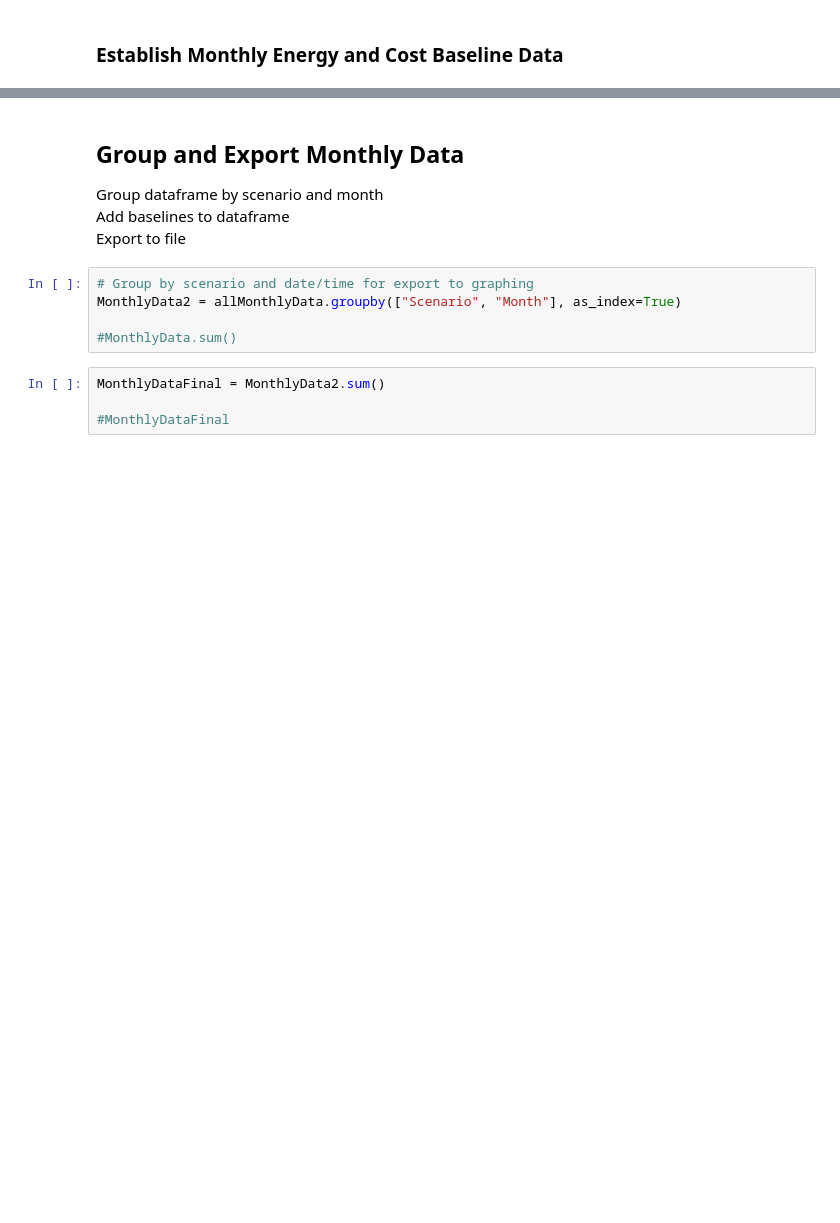
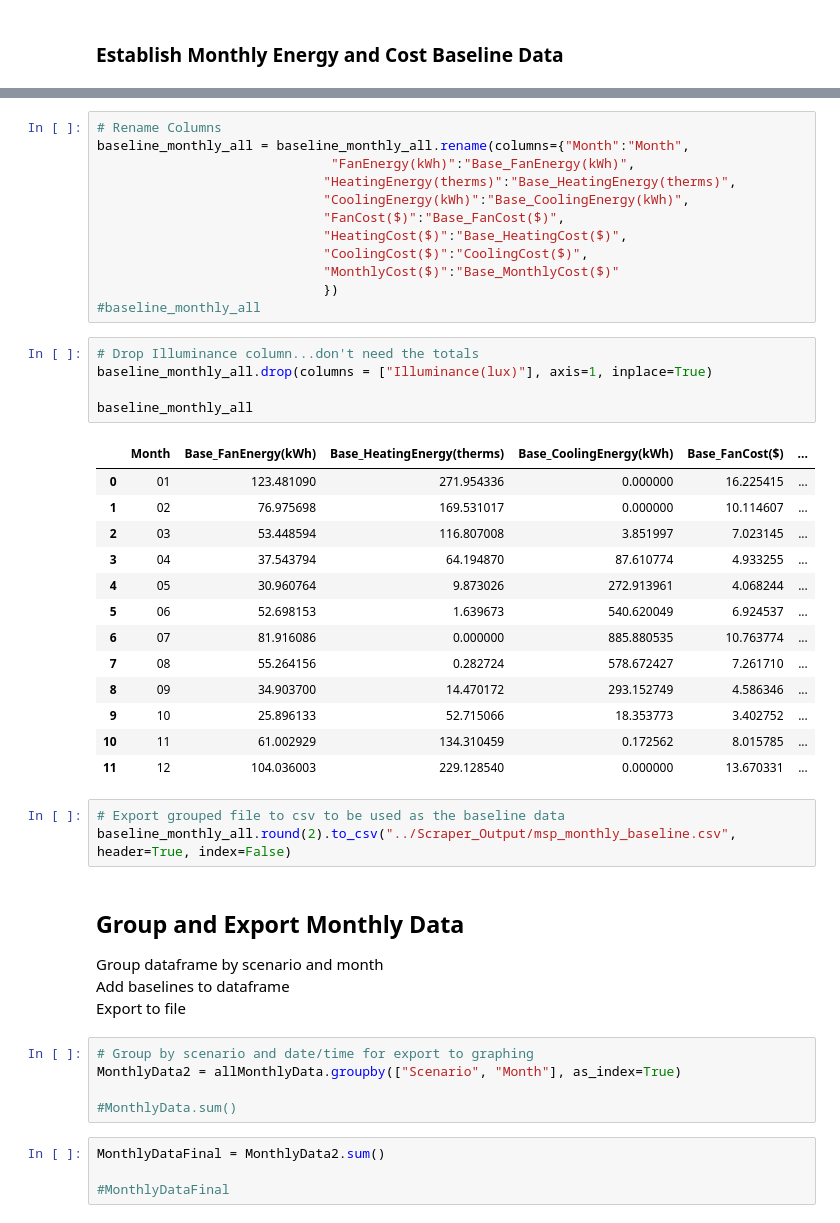
Before and after one commit to klharp/EPlus-Dashboard-ODL, a Jupyter notebook: MSP_Scraper.ipynb, the cells around one changed output, grey strips where cells are left out. Cells and saved outputs as stored; diff of their text form; blank space fills up the shorter version.

```diff
--- a/MSP_Scraper.ipynb
+++ b/MSP_Scraper.ipynb
@@ -468,3 +363,37 @@ monthlyCost
+# %%
+# Rename Columns
+baseline_monthly_all = baseline_monthly_all.rename(columns={"Month":"Month",
+                              "FanEnergy(kWh)":"Base_FanEnergy(kWh)",
+                             "HeatingEnergy(therms)":"Base_HeatingEnergy(therms)",
+                             "CoolingEnergy(kWh)":"Base_CoolingEnergy(kWh)",
+                             "FanCost($)":"Base_FanCost($)",
+                             "HeatingCost($)":"Base_HeatingCost($)",
+                             "CoolingCost($)":"CoolingCost($)",
+                             "MonthlyCost($)":"Base_MonthlyCost($)"
+                             })
+#baseline_monthly_all
+# %%
+# Drop Illuminance column...don't need the totals
+baseline_monthly_all.drop(columns = ["Illuminance(lux)"], axis=1, inplace=True)
+
+baseline_monthly_all
+# %% [output]
+|  | Month | Base_FanEnergy(kWh) | Base_HeatingEnergy(therms) | Base_CoolingEnergy(kWh) | Base_FanCost($) | ... |
+| 0 | 01 | 123.481090 | 271.954336 | 0.000000 | 16.225415 | ... |
+| 1 | 02 | 76.975698 | 169.531017 | 0.000000 | 10.114607 | ... |
+| 2 | 03 | 53.448594 | 116.807008 | 3.851997 | 7.023145 | ... |
+| 3 | 04 | 37.543794 | 64.194870 | 87.610774 | 4.933255 | ... |
+| 4 | 05 | 30.960764 | 9.873026 | 272.913961 | 4.068244 | ... |
+| 5 | 06 | 52.698153 | 1.639673 | 540.620049 | 6.924537 | ... |
+| 6 | 07 | 81.916086 | 0.000000 | 885.880535 | 10.763774 | ... |
+| 7 | 08 | 55.264156 | 0.282724 | 578.672427 | 7.261710 | ... |
+| 8 | 09 | 34.903700 | 14.470172 | 293.152749 | 4.586346 | ... |
+| 9 | 10 | 25.896133 | 52.715066 | 18.353773 | 3.402752 | ... |
+| 10 | 11 | 61.002929 | 134.310459 | 0.172562 | 8.015785 | ... |
+| 11 | 12 | 104.036003 | 229.128540 | 0.000000 | 13.670331 | ... |
+# %%
+# Export grouped file to csv to be used as the baseline data
+baseline_monthly_all.round(2).to_csv("../Scraper_Output/msp_monthly_baseline.csv", header=True, index=False)
 # %% [markdown]
 ## Group and Export Monthly Data
 Group dataframe by scenario and month<br>
```
Also changed, not shown: parts of 27 cells of this notebook, 8 other files.
